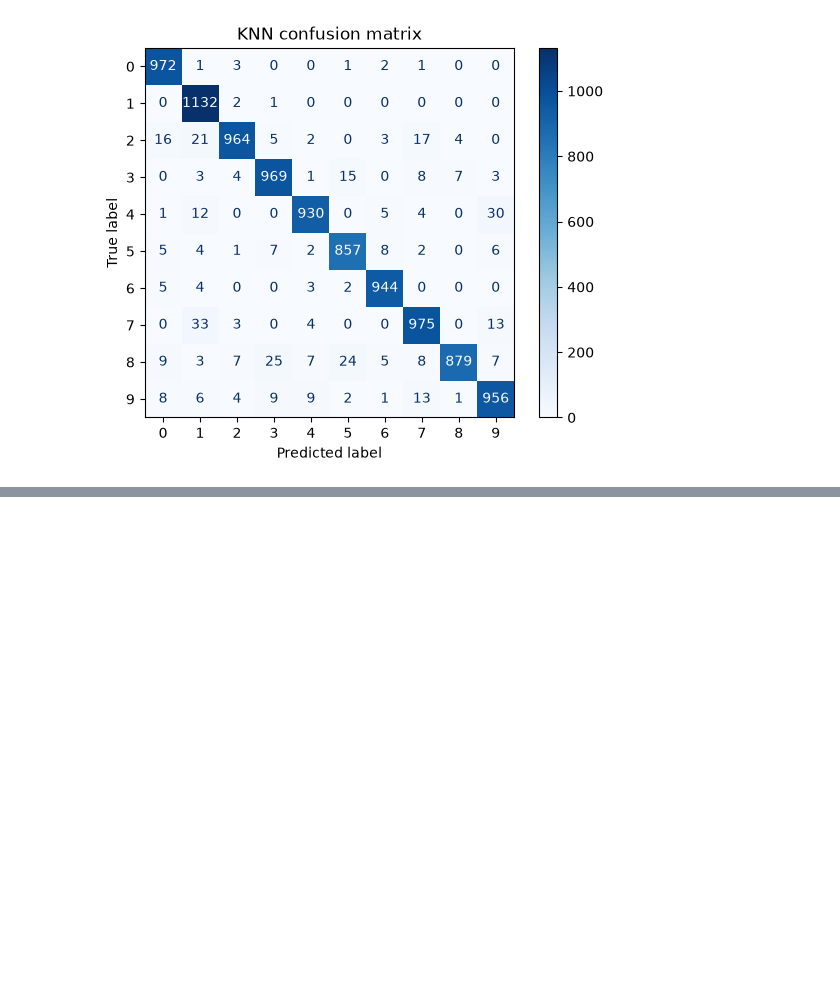
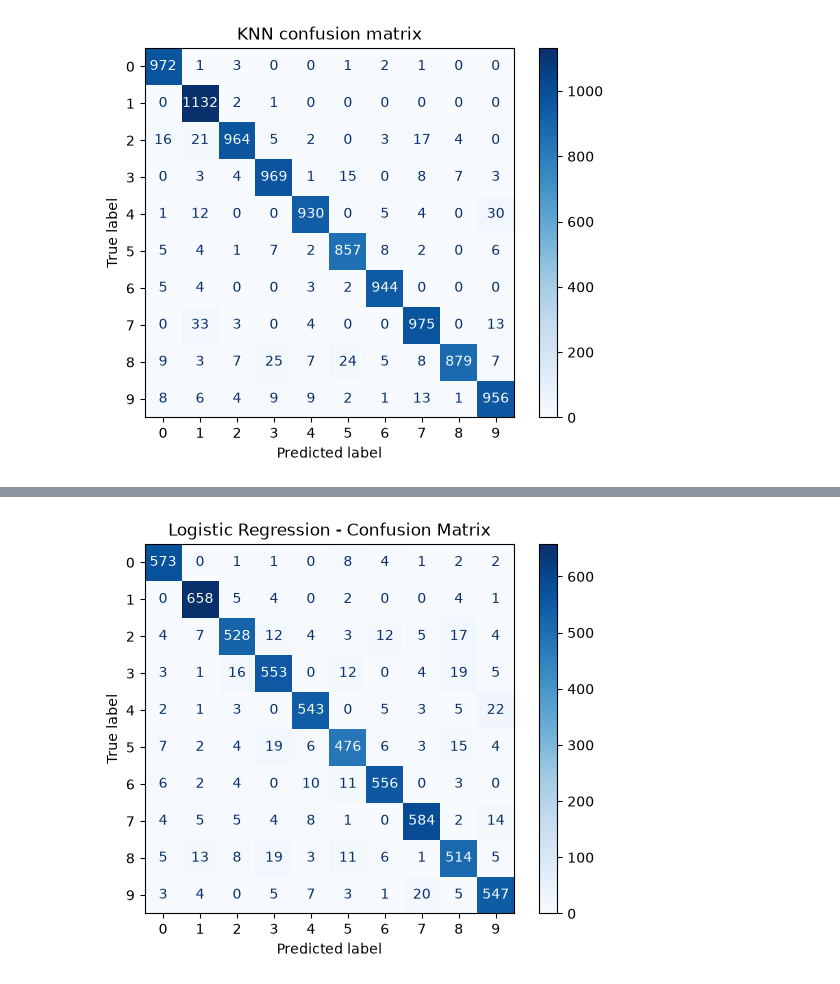
Before and after one commit to yashSP2604/handwritten-digit-classification, a Jupyter notebook: notebooks/digit_classification.ipynb, the cells around one changed output, grey strips where cells are left out. Saved outputs shown, nothing was run; the diff lists cells and outputs as text; code cells hidden in the pictures; blank space fills up the shorter version.

Commit message:
Add Logistic Regression implementation and evaluation

```diff
--- a/notebooks/digit_classification.ipynb
+++ b/notebooks/digit_classification.ipynb
@@ -387,0 +391,5 @@ plt.show()
+# %%
+LR_model = LogisticRegression(max_iter=1000, random_state=42)
+LR_model.fit(X_train_model, y_train_model)
+LR_prediction = LR_model.predict(X_val)
+print(LR_prediction)
@@ -387,0 +437,13 @@ plt.show()
+# %%
+LR_cm = confusion_matrix(y_val, LR_prediction)
+
+LR_cm_display = ConfusionMatrixDisplay(
+    confusion_matrix=LR_cm,
+    display_labels=range(10)
+)
+
+LR_cm_display.plot(cmap="Blues")
+plt.title("Logistic Regression - Confusion Matrix")
+plt.show()
+# %% [output]
+[figure, added]
```
Also changed, not shown: parts of 8 cells of this notebook.
